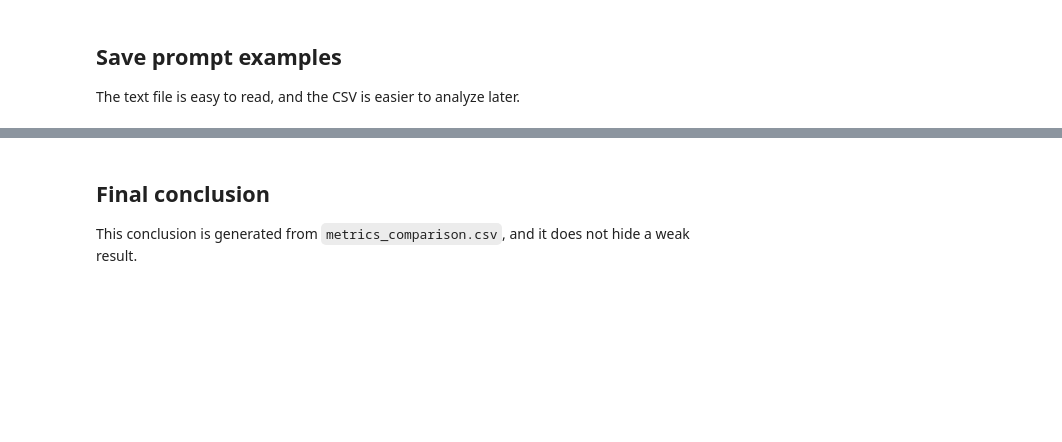
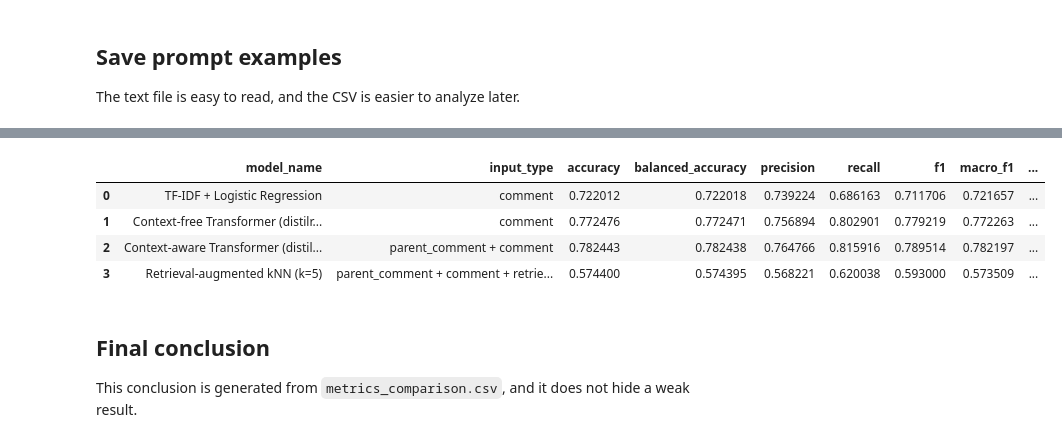
Before and after one commit to mina-mtb/Sarcasm-Detection, a Jupyter notebook: 04_retrieval_and_llm_prompts.ipynb, the cells around one changed output, grey strips where cells are left out. Saved outputs shown, nothing was run; the diff lists cells and outputs as text; code cells hidden in the pictures; blank space fills up the shorter version.

```diff
--- a/04_retrieval_and_llm_prompts.ipynb
+++ b/04_retrieval_and_llm_prompts.ipynb
@@ -620,0 +1071,94 @@ Saved llm_prompt_examples.csv and llm_prompt_examples.txt
+# %%
+def evaluate_binary_predictions(model_name, input_type, y_true, y_pred, y_score=None, notes=""):
+    y_true = np.asarray(y_true).astype(int)
+    y_pred = np.asarray(y_pred).astype(int)
+    row = {
+        "model_name": model_name,
+        "input_type": input_type,
+        "accuracy": float(accuracy_score(y_true, y_pred)),
+        "balanced_accuracy": float(balanced_accuracy_score(y_true, y_pred)),
+        "precision": float(precision_score(y_true, y_pred, zero_division=0)),
+        "recall": float(recall_score(y_true, y_pred, zero_division=0)),
+        "f1": float(f1_score(y_true, y_pred, zero_division=0)),
+        "macro_f1": float(f1_score(y_true, y_pred, average="macro", zero_division=0)),
+        "weighted_f1": float(f1_score(y_true, y_pred, average="weighted", zero_division=0)),
+        "roc_auc": np.nan,
+        "average_precision": np.nan,
+        "test_samples": int(len(y_true)),
+        "positive_samples": int((y_true == 1).sum()),
+        "negative_samples": int((y_true == 0).sum()),
+        "notes": notes,
+    }
+    if y_score is not None:
+        y_score = np.asarray(y_score).astype(float)
+        if len(np.unique(y_true)) == 2:
+            row["roc_auc"] = float(roc_auc_score(y_true, y_score))
+            row["average_precision"] = float(average_precision_score(y_true, y_score))
+    return row
+
+
+comparison_rows = metrics_comparison.copy()
+
+if retrieval_metrics is not None:
+    comparison_rows = comparison_rows[
+        comparison_rows["model_name"] != retrieval_metrics["model_name"]
+    ].copy()
+    comparison_rows = pd.concat(
+        [comparison_rows, pd.DataFrame([retrieval_metrics])],
+        ignore_index=True,
+    )
+
+llm_metrics = []
+llm_predictions_path = find_file_recursive("llm_predictions.csv")
+if llm_predictions_path is not None:
+    llm_predictions = pd.read_csv(llm_predictions_path)
+    if "true_label" not in llm_predictions.columns:
+        raise ValueError("llm_predictions.csv must include a true_label column.")
+
+    llm_specs = [
+        ("LLM zero-shot classifier", "parent_comment + comment prompt", "zero_shot_pred", "zero_shot_prob"),
+        ("LLM few-shot retrieval-augmented classifier", "parent_comment + comment + retrieved examples prompt", "few_shot_pred", "few_shot_prob"),
+    ]
+
+    for model_name, input_type, pred_col, prob_col in llm_specs:
+        if pred_col in llm_predictions.columns:
+            y_score = llm_predictions[prob_col] if prob_col in llm_predictions.columns else None
+            row = evaluate_binary_predictions(
+                model_name=model_name,
+                input_type=input_type,
+                y_true=llm_predictions["true_label"],
+                y_pred=llm_predictions[pred_col],
+                y_score=y_score,
+                notes=(
+                    f"Evaluated from user-supplied {llm_predictions_path.name}. "
+                    "The notebook does not call a paid LLM API."
+                ),
+            )
+            llm_metrics.append(row)
+
+    if llm_metrics:
+        comparison_rows = comparison_rows[
+            ~comparison_rows["model_name"].isin([row["model_name"] for row in llm_metrics])
+        ].copy()
+        comparison_rows = pd.concat(
+            [comparison_rows, pd.DataFrame(llm_metrics)],
+            ignore_index=True,
+        )
+        pd.DataFrame(llm_metrics).to_csv(Path(OUTPUT_DIR) / "llm_metrics.csv", index=False)
+        print("Saved llm_metrics.csv")
+    else:
+        print("llm_predictions.csv was found, but no supported prediction columns were present.")
+else:
+    print("No llm_predictions.csv found. LLM prompts are saved, but no LLM accuracy is reported.")
+
+metric_columns = list(metrics_comparison.columns)
+for column in metric_columns:
+    if column not in comparison_rows.columns:
+        comparison_rows[column] = np.nan
+extra_columns = [column for column in comparison_rows.columns if column not in metric_columns]
+metrics_comparison = comparison_rows[metric_columns + extra_columns].copy()
+metrics_comparison.to_csv(Path(OUTPUT_DIR) / "metrics_comparison.csv", index=False)
+
+print("Saved updated metrics_comparison.csv")
+display(metrics_comparison)
+# %% [output]
@@ -621,3 +1167,8 @@ Saved llm_prompt_examples.csv and llm_prompt_examples.txt
+|  | model_name | input_type | accuracy | balanced_accuracy | precision | recall | f1 | macro_f1 | ... |
+| 0 | TF-IDF + Logistic Regression | comment | 0.722012 | 0.722018 | 0.739224 | 0.686163 | 0.711706 | 0.721657 | ... |
+| 1 | Context-free Transformer (distilr... | comment | 0.772476 | 0.772471 | 0.756894 | 0.802901 | 0.779219 | 0.772263 | ... |
+| 2 | Context-aware Transformer (distil... | parent_comment + comment | 0.782443 | 0.782438 | 0.764766 | 0.815916 | 0.789514 | 0.782197 | ... |
+| 3 | Retrieval-augmented kNN (k=5) | parent_comment + comment + retrie... | 0.574400 | 0.574395 | 0.568221 | 0.620038 | 0.593000 | 0.573509 | ... |
 # %% [markdown]
 ## Final conclusion
 
```
Also changed, not shown: parts of 19 cells of this notebook.
